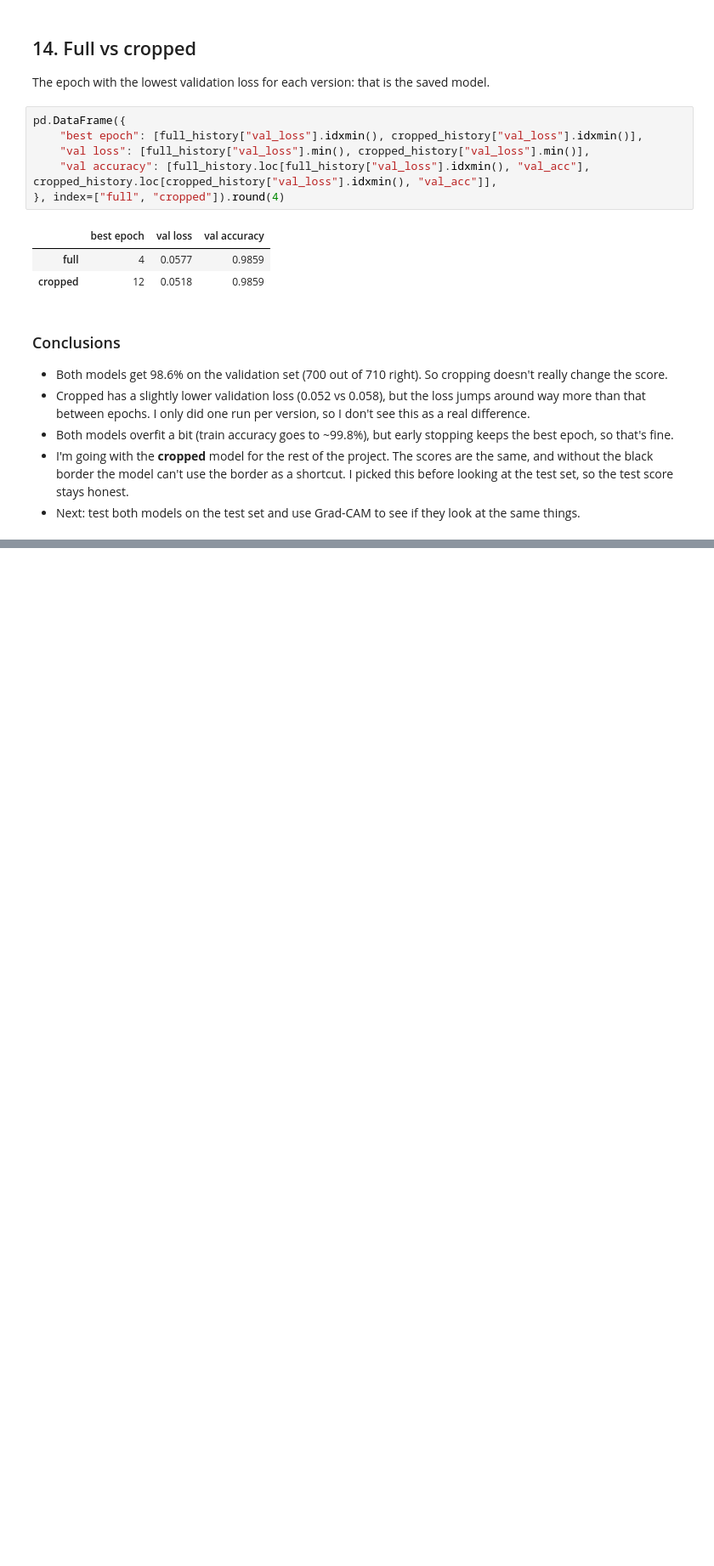
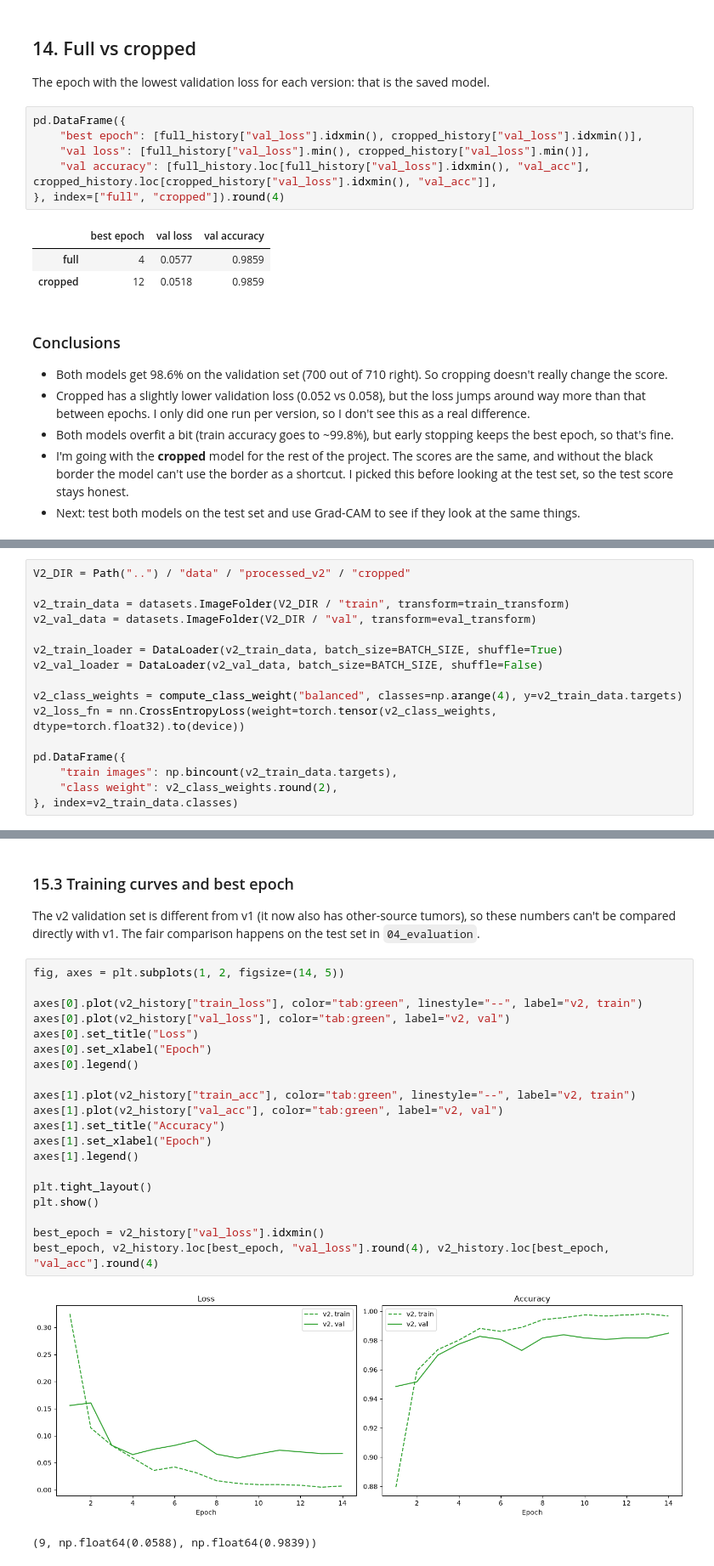
Before and after one commit to brieq/brain-tumor-mri-classification, a Jupyter notebook: notebooks/03_training.ipynb, the cells around one changed output, grey strips where cells are left out. Shown at 85% size. Drawn from its saved outputs; the diff is of its cells as text; blank space fills up the shorter version.

Commit message:
v2: split by class and source, train v2 model

```diff
--- a/notebooks/03_training.ipynb
+++ b/notebooks/03_training.ipynb
@@ -440,0 +451,16 @@ pd.DataFrame({
+# %%
+V2_DIR = Path("..") / "data" / "processed_v2" / "cropped"
+
+v2_train_data = datasets.ImageFolder(V2_DIR / "train", transform=train_transform)
+v2_val_data = datasets.ImageFolder(V2_DIR / "val", transform=eval_transform)
+
+v2_train_loader = DataLoader(v2_train_data, batch_size=BATCH_SIZE, shuffle=True)
+v2_val_loader = DataLoader(v2_val_data, batch_size=BATCH_SIZE, shuffle=False)
+
+v2_class_weights = compute_class_weight("balanced", classes=np.arange(4), y=v2_train_data.targets)
+v2_loss_fn = nn.CrossEntropyLoss(weight=torch.tensor(v2_class_weights, dtype=torch.float32).to(device))
+
+pd.DataFrame({
+    "train images": np.bincount(v2_train_data.targets),
+    "class weight": v2_class_weights.round(2),
+}, index=v2_train_data.classes)
@@ -440,0 +549,28 @@ pd.DataFrame({
+# %% [markdown]
+### 15.3 Training curves and best epoch
+
+The v2 validation set is different from v1 (it now also has other-source tumors), so these numbers can't be compared directly with v1.
+The fair comparison happens on the test set in `04_evaluation`.
+# %%
+fig, axes = plt.subplots(1, 2, figsize=(14, 5))
+
+axes[0].plot(v2_history["train_loss"], color="tab:green", linestyle="--", label="v2, train")
+axes[0].plot(v2_history["val_loss"], color="tab:green", label="v2, val")
+axes[0].set_title("Loss")
+axes[0].set_xlabel("Epoch")
+axes[0].legend()
+
+axes[1].plot(v2_history["train_acc"], color="tab:green", linestyle="--", label="v2, train")
+axes[1].plot(v2_history["val_acc"], color="tab:green", label="v2, val")
+axes[1].set_title("Accuracy")
+axes[1].set_xlabel("Epoch")
+axes[1].legend()
+
+plt.tight_layout()
+plt.show()
+
+best_epoch = v2_history["val_loss"].idxmin()
+best_epoch, v2_history.loc[best_epoch, "val_loss"].round(4), v2_history.loc[best_epoch, "val_acc"].round(4)
+# %% [output]
+[figure, added]
+(9, np.float64(0.0588), np.float64(0.9839))
```
Also changed, not shown: parts of 5 cells of this notebook.
